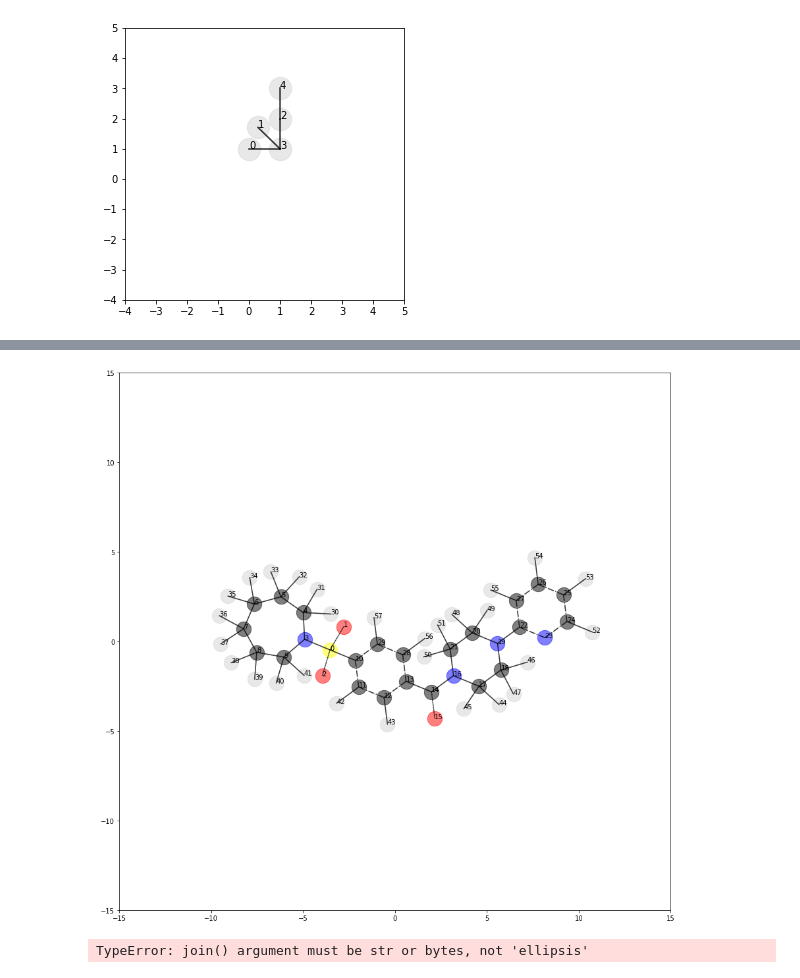
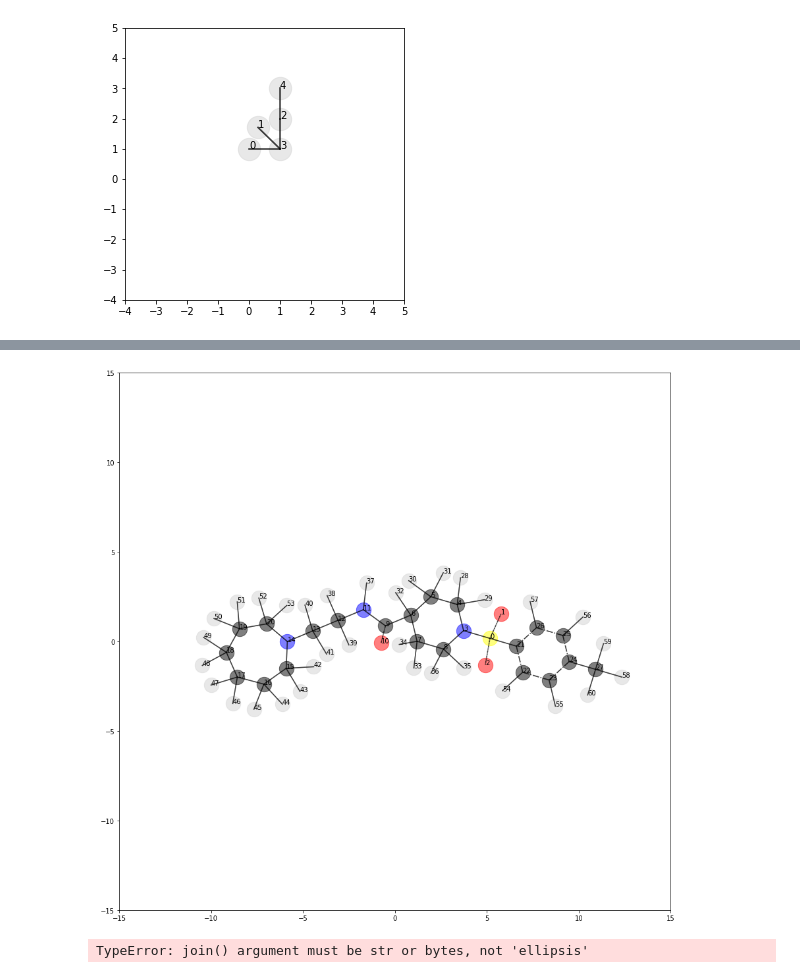
Before and after one commit to LanceKnight/pretrain-gnns, a Jupyter notebook: chem/tools/visualizer.ipynb, the cells around one changed output, grey strips where cells are left out. Cells and saved outputs as stored; diff of their text form; code cells hidden in the pictures.

```diff
--- a/chem/tools/visualizer.ipynb
+++ b/chem/tools/visualizer.ipynb
@@ -2176,14 +2176,14 @@ for file in files:
         vis_kernel(kernel, vis_element=True, only_graph=True)
 # %%
 
-smiles = 'S(=O)(=O)(N1CCCCCC1)c1ccc(C(=O)N2CCN(CC2)c2ncccc2)cc1'
+smiles = 'S(=O)(=O)(N1CCC(CC1)C(=O)NCCN1CCCCCC1)c1ccc(cc1)C'
 x, p, edge_index, edge_attr = smiles2graph(2, smiles)
 graph = Data(x=x, p=p, edge_index=edge_index, edge_attr = edge_attr)
 vis_graph(graph, lower_bound = -15, upper_bound=15,fig_size=15)
 
 # model = GNN_graphpred()
 # %% [output]
-[figure, old version]
+[figure, new version]
 # %%
 # test of imbalance handling
 from torch.utils.data import WeightedRandomSampler
```
Also changed, not shown: 3 other files.
